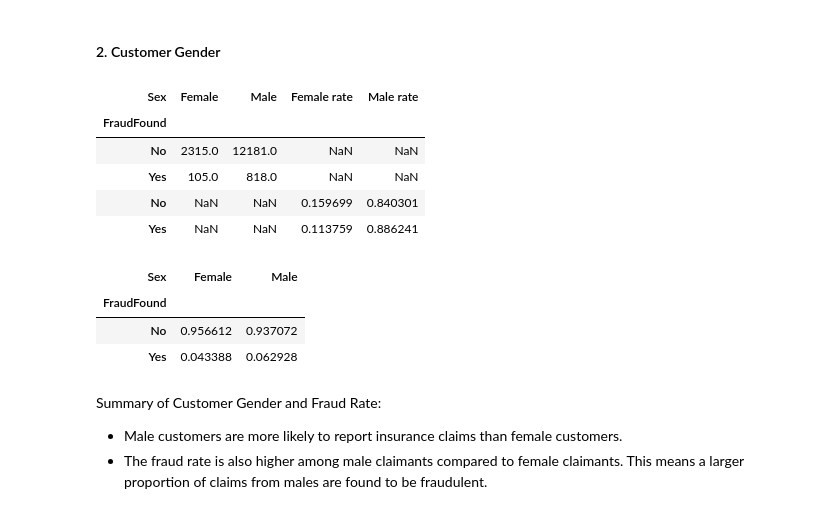
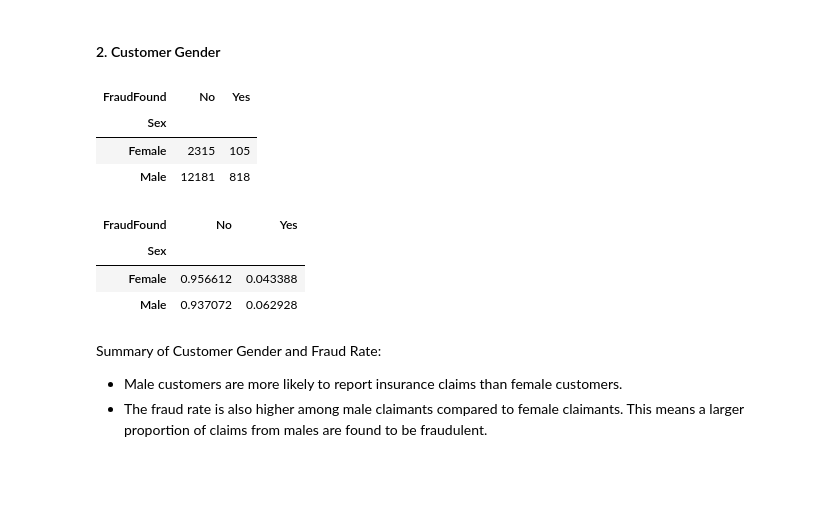
Before and after one commit to fatinshariff/auto-insurance-fraud-detection, a Jupyter notebook: 01_data_exploration.ipynb, the cells around one changed output. Saved outputs shown, nothing was run; the diff lists cells and outputs as text; code cells hidden in the pictures; blank space fills up the shorter version.

```diff
--- a/01_data_exploration.ipynb
+++ b/01_data_exploration.ipynb
@@ -497,25 +495,23 @@ Summary of Accident Area and Fraud Rate:
 # %% [markdown]
 #### 2. Customer Gender
 # %%
-table = df.groupby('FraudFound')['Sex'].value_counts().unstack()
-table_proportion = df.groupby('FraudFound')['Sex'].value_counts(normalize=True).unstack()
-percent_table = table.apply(lambda x: x / x.sum(), axis=0)
+table = df.groupby('Sex')['FraudFound'].value_counts().unstack()
+table_proportion = df.groupby('Sex')['FraudFound'].value_counts(normalize=True).unstack()
+percent_table = table.apply(lambda x: x / x.sum(), axis=1)
 
-pd.concat([table,table_proportion.add_suffix(' rate')])
+table
 # %% [output]
-| Sex | Female | Male | Female rate | Male rate |
-| FraudFound |  |  |  |  |
-| No | 2315.0 | 12181.0 | NaN | NaN |
-| Yes | 105.0 | 818.0 | NaN | NaN |
-| No | NaN | NaN | 0.159699 | 0.840301 |
-| Yes | NaN | NaN | 0.113759 | 0.886241 |
+| FraudFound | No | Yes |
+| Sex |  |  |
+| Female | 2315 | 105 |
+| Male | 12181 | 818 |
 # %%
 percent_table
 # %% [output]
-| Sex | Female | Male |
-| FraudFound |  |  |
-| No | 0.956612 | 0.937072 |
-| Yes | 0.043388 | 0.062928 |
+| FraudFound | No | Yes |
+| Sex |  |  |
+| Female | 0.956612 | 0.043388 |
+| Male | 0.937072 | 0.062928 |
 # %% [markdown]
 Summary of Customer Gender and Fraud Rate:
 
```
Also changed, not shown: parts of 22 cells of this notebook.
